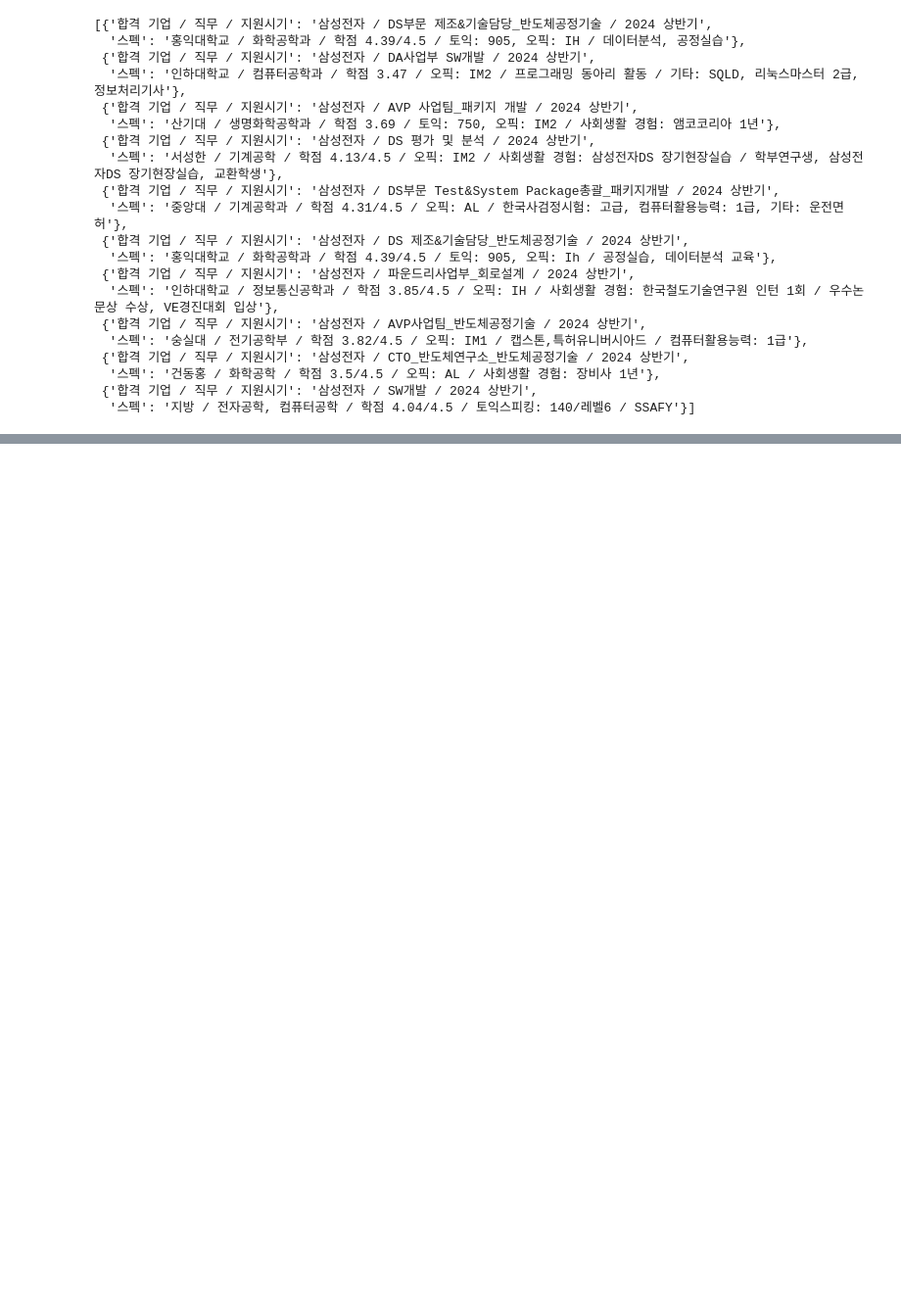
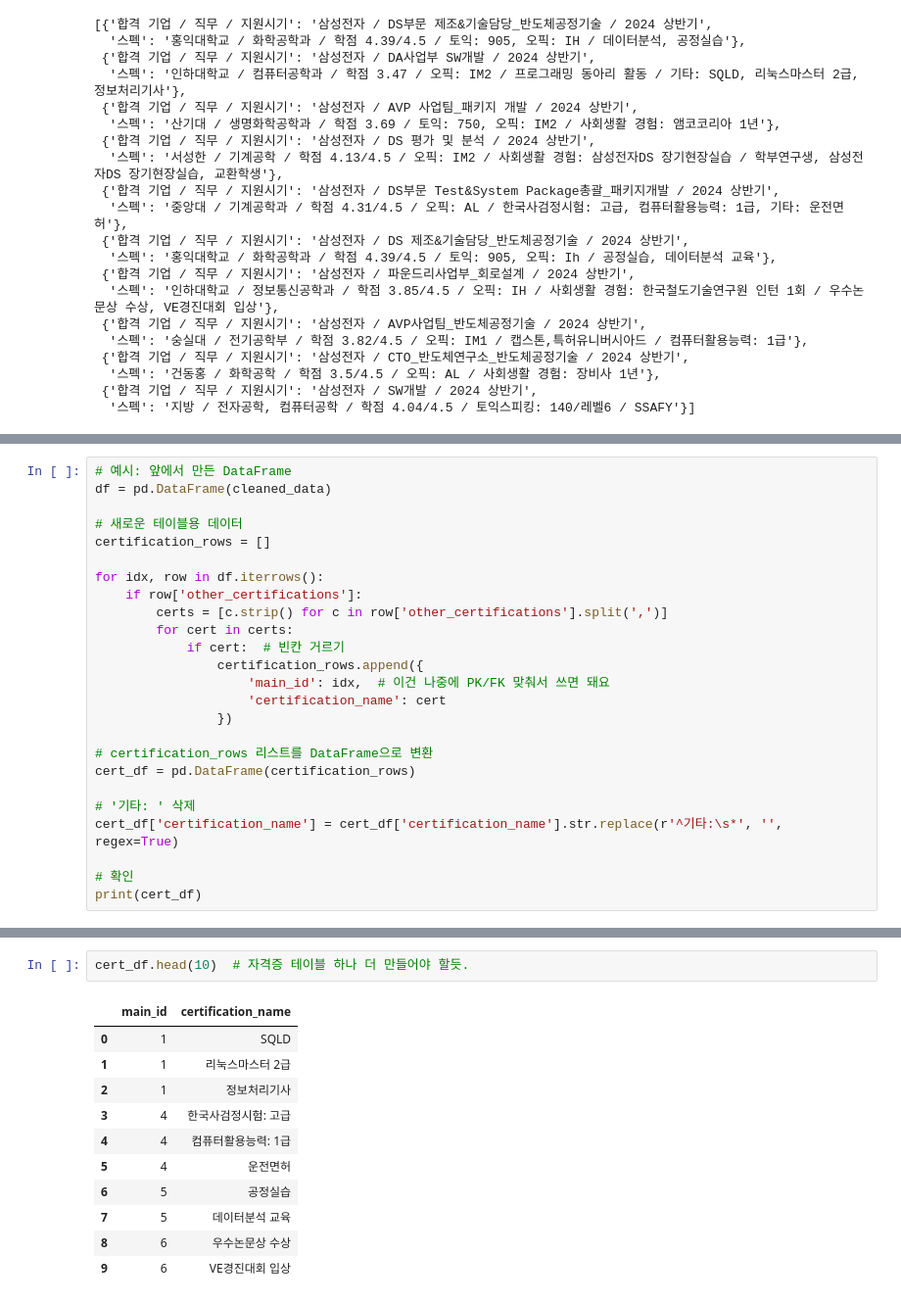
Before and after one commit to khyeonm/2025_Advanced_Programming, a Jupyter notebook: crawling/succesful_applicants_specs.ipynb, the cells around one changed output, grey strips where cells are left out. Shown at 98% size. Drawn from its saved outputs; the diff is of its cells as text; blank space fills up the shorter version.

```diff
--- a/crawling/succesful_applicants_specs.ipynb
+++ b/crawling/succesful_applicants_specs.ipynb
@@ -277,0 +395,25 @@ data[-10:]
+# %%
+# 예시: 앞에서 만든 DataFrame
+df = pd.DataFrame(cleaned_data)
+
+# 새로운 테이블용 데이터
+certification_rows = []
+
+for idx, row in df.iterrows():
+    if row['other_certifications']:
+        certs = [c.strip() for c in row['other_certifications'].split(',')]
+        for cert in certs:
+            if cert:  # 빈칸 거르기
+                certification_rows.append({
+                    'main_id': idx,  # 이건 나중에 PK/FK 맞춰서 쓰면 돼요
+                    'certification_name': cert
+                })
+
+# certification_rows 리스트를 DataFrame으로 변환
+cert_df = pd.DataFrame(certification_rows)
+
+# '기타: ' 삭제
+cert_df['certification_name'] = cert_df['certification_name'].str.replace(r'^기타:\s*', '', regex=True)
+
+# 확인
+print(cert_df)
@@ -277,0 +435,14 @@ data[-10:]
+# %%
+cert_df.head(10)  # 자격증 테이블 하나 더 만들어야 할듯.
+# %% [output]
+|  | main_id | certification_name |
+| 0 | 1 | SQLD |
+| 1 | 1 | 리눅스마스터 2급 |
+| 2 | 1 | 정보처리기사 |
+| 3 | 4 | 한국사검정시험: 고급 |
+| 4 | 4 | 컴퓨터활용능력: 1급 |
+| 5 | 4 | 운전면허 |
+| 6 | 5 | 공정실습 |
+| 7 | 5 | 데이터분석 교육 |
+| 8 | 6 | 우수논문상 수상 |
+| 9 | 6 | VE경진대회 입상 |
```
Also changed, not shown: parts of 10 cells of this notebook, 4 other files.
